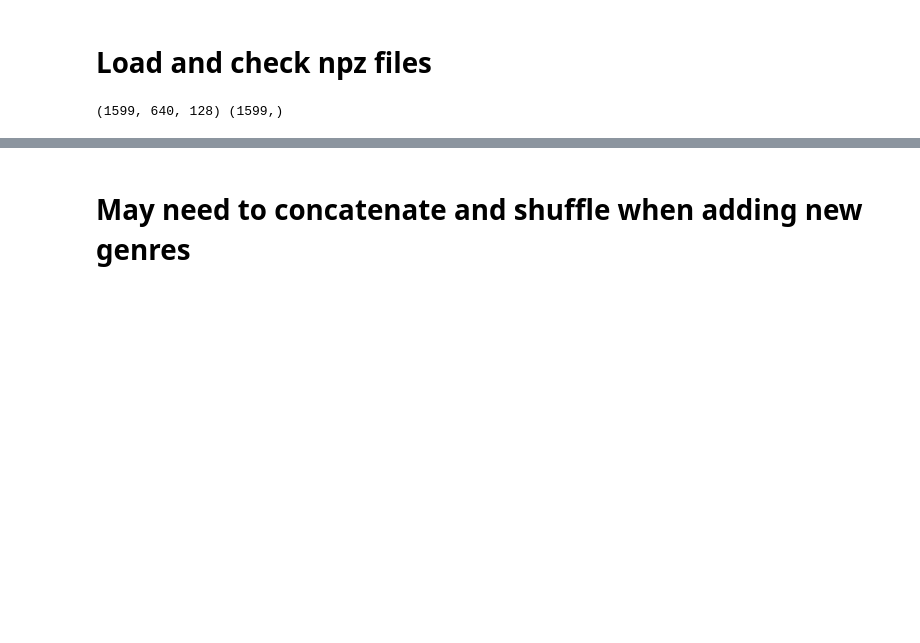
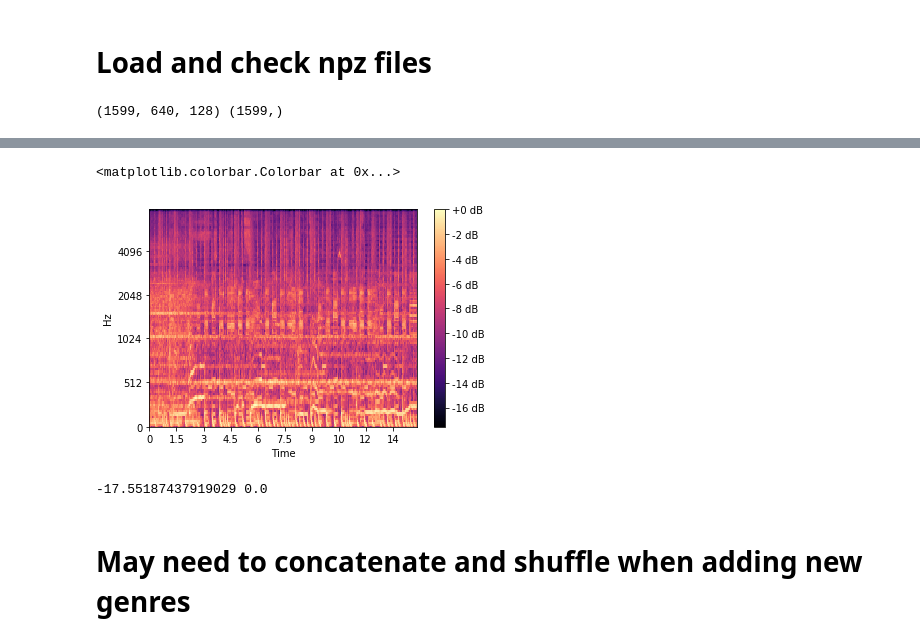
Before and after one commit to anthonybaulo/music-genre-classification, a Jupyter notebook: notebooks/scrap.ipynb, the cells around one changed output, grey strips where cells are left out. Drawn from its saved outputs; the diff is of its cells as text; code cells hidden in the pictures; blank space fills up the shorter version.

```diff
--- a/notebooks/scrap.ipynb
+++ b/notebooks/scrap.ipynb
@@ -55,3 +62,14 @@ X_log.min()
+# %%
+X_log = np.log(X_raw)
+librosa.display.specshow(X_log.T, y_axis='mel', fmax=8000, x_axis='time')
+plt.colorbar(format='%+2.0f dB')
+# %% [output]
+<matplotlib.colorbar.Colorbar at 0x...>
+[figure, added]
+# %%
+print(X_log.min(), X_log.max())
+# %% [output]
+-17.55187437919029 0.0
 # %% [markdown]
 # May need to concatenate and shuffle when adding new genres
 # %%
```
Also changed, not shown: parts of 8 cells of this notebook.
